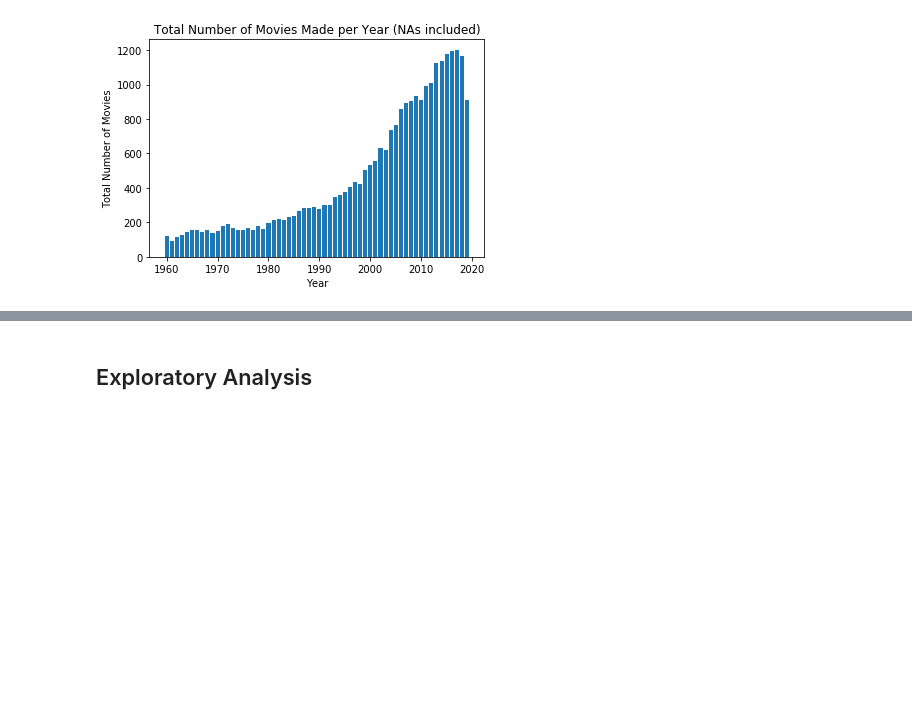
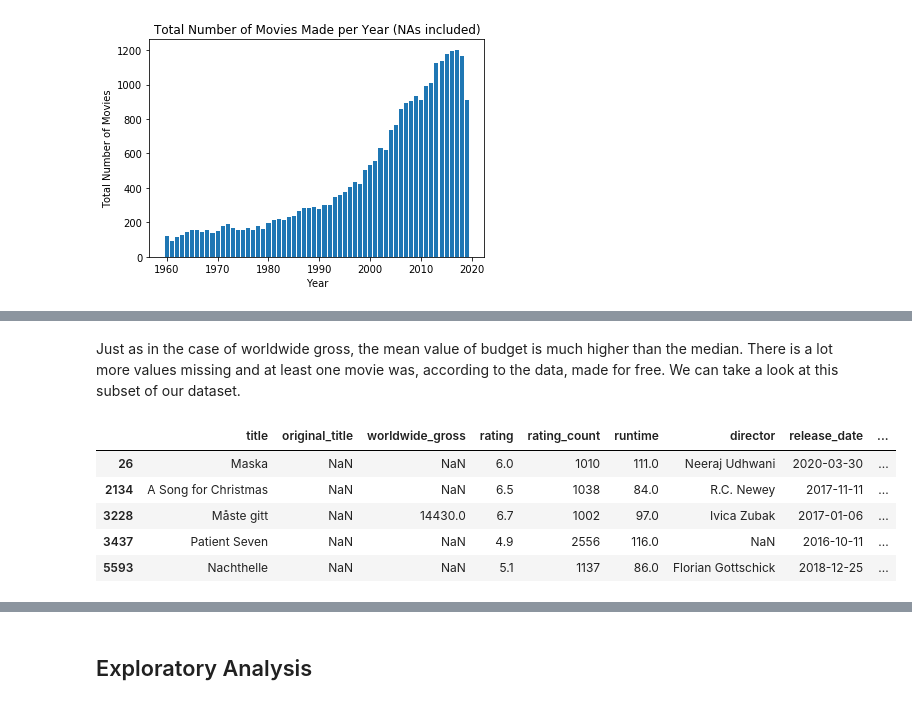
Before and after one commit to zilaeric/dpp-project, a Jupyter notebook: project.ipynb, the cells around one changed output, grey strips where cells are left out. Cells and saved outputs as stored; diff of their text form; code cells hidden in the pictures; blank space fills up the shorter version.

```diff
--- a/project.ipynb
+++ b/project.ipynb
@@ -813,0 +826,11 @@ The shape of the curves resembles the shape of the curve plotting years against
+# %% [markdown]
+Just as in the case of worldwide gross, the mean value of budget is much higher than the median. There is a lot more values missing and at least one movie was, according to the data, made for free. We can take a look at this subset of our dataset.
+# %%
+mdf.df[mdf.df.budget == 0]
+# %% [output]
+|  | title | original_title | worldwide_gross | rating | rating_count | runtime | director | release_date | ... |
+| 26 | Maska | NaN | NaN | 6.0 | 1010 | 111.0 | Neeraj Udhwani | 2020-03-30 | ... |
+| 2134 | A Song for Christmas | NaN | NaN | 6.5 | 1038 | 84.0 | R.C. Newey | 2017-11-11 | ... |
+| 3228 | Måste gitt | NaN | 14430.0 | 6.7 | 1002 | 97.0 | Ivica Zubak | 2017-01-06 | ... |
+| 3437 | Patient Seven | NaN | NaN | 4.9 | 2556 | 116.0 | NaN | 2016-10-11 | ... |
+| 5593 | Nachthelle | NaN | NaN | 5.1 | 1137 | 86.0 | Florian Gottschick | 2018-12-25 | ... |
```
Also changed, not shown: parts of 12 cells of this notebook.
